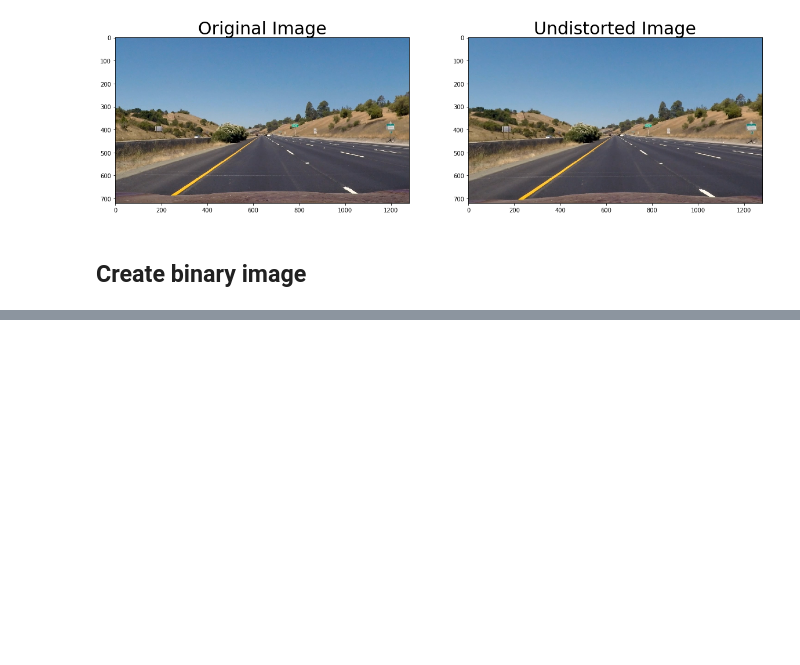
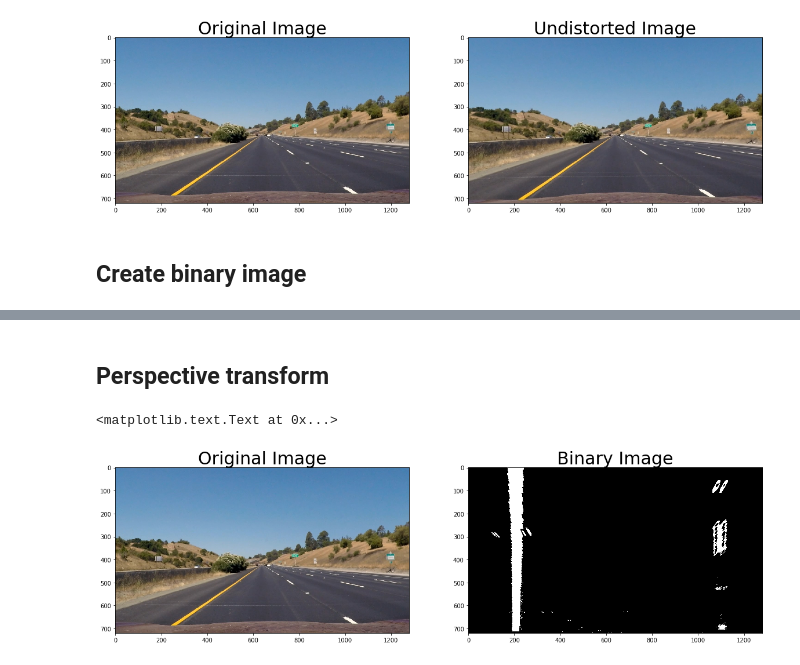
Before and after one commit to pgrv/CarND-Advanced-Lane-Lines, a Jupyter notebook: advenced-lane-lines.ipynb, the cells around one changed output, grey strips where cells are left out. Saved outputs shown, nothing was run; the diff lists cells and outputs as text; code cells hidden in the pictures; blank space fills up the shorter version.

```diff
--- a/advenced-lane-lines.ipynb
+++ b/advenced-lane-lines.ipynb
@@ -122,0 +137,23 @@ ax2.set_title('Binary Image', fontsize=30)
+# %% [markdown]
+## Perspective transform
+# %%
+warped_images = []
+
+for idx, bin_img in enumerate(binary_images):
+    img_size = (bin_img.shape[1], bin_img.shape[0])
+    src = np.float32([(220,720), (570,470), (720,470), (1110,720)])
+    dst = np.float32([(220,720), (220,0), (1110,0), (1110,720)])
+    M = cv2.getPerspectiveTransform(src, dst)
+    warped_img = cv2.warpPerspective(bin_img, M, img_size, flags=cv2.INTER_LINEAR)
+    warped_images.append(warped_img)
+
+# Visualize binary image
+test_img1 = cv2.cvtColor(cv2.imread('test_images/straight_lines1.jpg'), cv2.COLOR_BGR2RGB)
+f, (ax1, ax2) = plt.subplots(1, 2, figsize=(20,10))
+ax1.imshow(test_img1)
+ax1.set_title('Original Image', fontsize=30)
+ax2.imshow(warped_images[0], cmap='gray')
+ax2.set_title('Binary Image', fontsize=30)
+# %% [output]
+<matplotlib.text.Text at 0x...>
+[figure, added]
```
Also changed, not shown: parts of 1 cell of this notebook, 1 other file.
